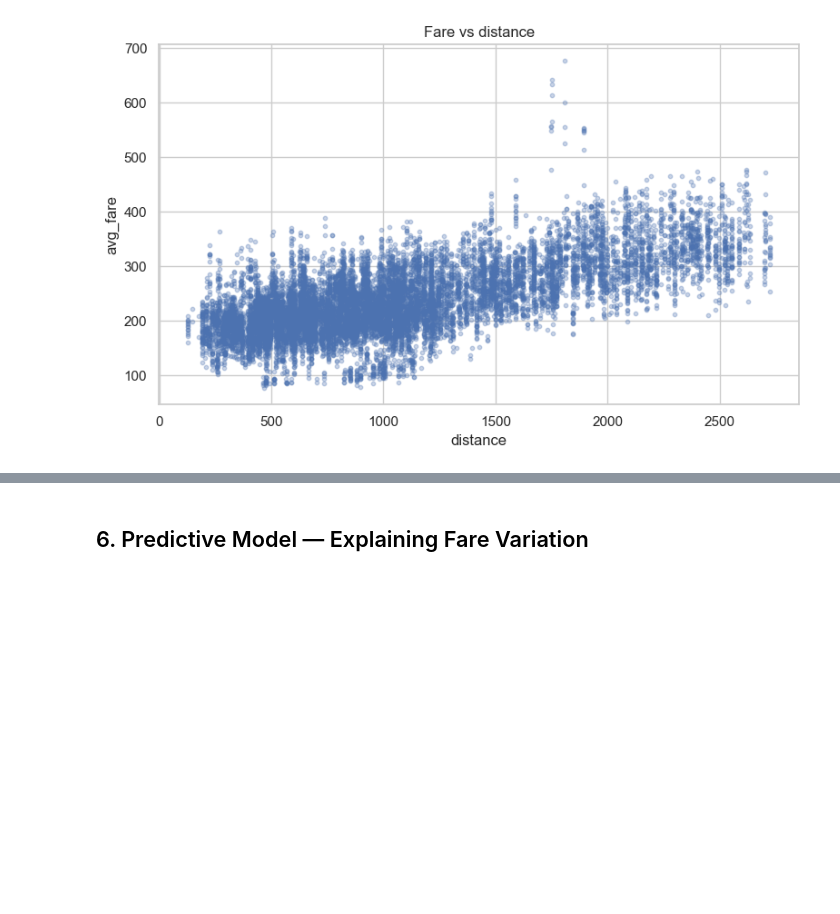
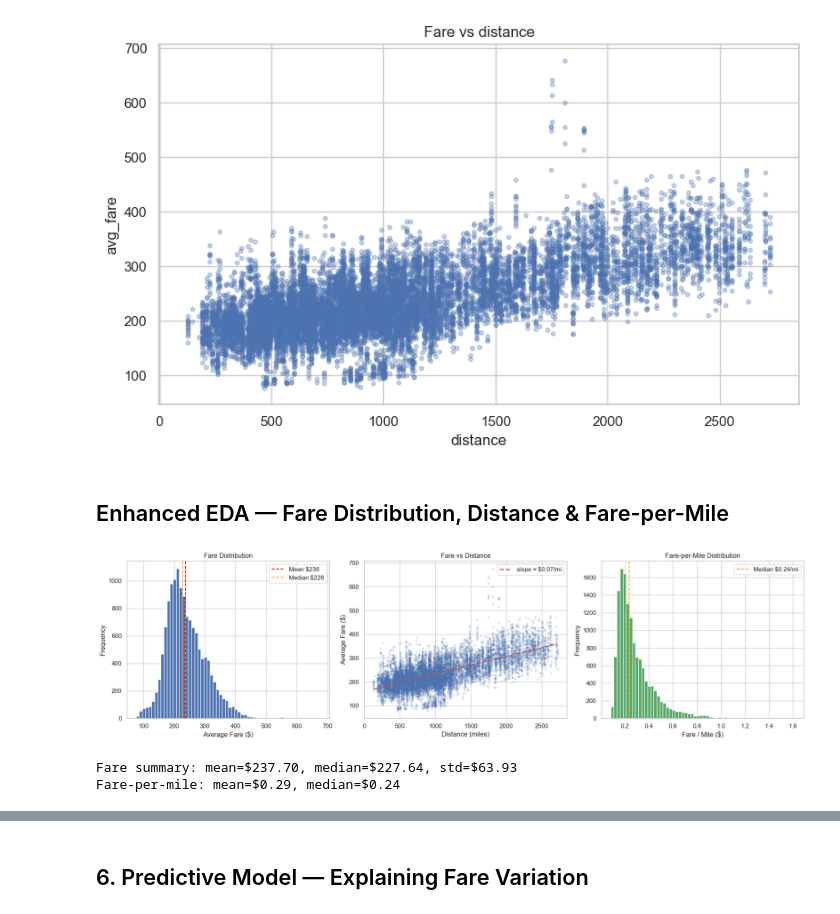
Before and after one commit to AbhigyanD/SDSS-Datathon, a Jupyter notebook: airline_analysis.ipynb, the cells around one changed output, grey strips where cells are left out. Cells and saved outputs as stored; diff of their text form; code cells hidden in the pictures; blank space fills up the shorter version.

```diff
--- a/airline_analysis.ipynb
+++ b/airline_analysis.ipynb
@@ -276,3 +276,51 @@ if x_col and fare_col:
     plt.show()
 # %% [output]
 [figure]
+# %% [markdown]
+## Enhanced EDA — Fare Distribution, Distance & Fare-per-Mile
+# %%
+fig, axes = plt.subplots(1, 3, figsize=(18, 5))
+
+# Fare distribution
+axes[0].hist(df['avg_fare'], bins=60, edgecolor='white', color='#4C72B0')
+axes[0].axvline(df['avg_fare'].mean(), color='red', ls='--',
+                label=f"Mean ${df['avg_fare'].mean():.0f}")
+axes[0].axvline(df['avg_fare'].median(), color='orange', ls='--',
+                label=f"Median ${df['avg_fare'].median():.0f}")
+axes[0].set_title('Fare Distribution')
+axes[0].set_xlabel('Average Fare ($)')
+axes[0].set_ylabel('Frequency')
+axes[0].legend()
+
+# Fare vs Distance with trend line
+axes[1].scatter(df['distance'], df['avg_fare'], alpha=0.15, s=8, c='#4C72B0')
+z = np.polyfit(df['distance'], df['avg_fare'], 1)
+x_line = np.linspace(df['distance'].min(), df['distance'].max(), 100)
+axes[1].plot(x_line, np.polyval(z, x_line), 'r--', lw=2,
+             label=f'slope ≈ ${z[0]:.2f}/mi')
+axes[1].set_title('Fare vs Distance')
+axes[1].set_xlabel('Distance (miles)')
+axes[1].set_ylabel('Average Fare ($)')
+axes[1].legend()
+
+# Fare-per-mile distribution
+df['fare_per_mile'] = df['avg_fare'] / df['distance']
+axes[2].hist(df['fare_per_mile'], bins=60, edgecolor='white', color='#55A868')
+axes[2].axvline(df['fare_per_mile'].median(), color='orange', ls='--',
+                label=f"Median ${df['fare_per_mile'].median():.2f}/mi")
+axes[2].set_title('Fare-per-Mile Distribution')
+axes[2].set_xlabel('Fare / Mile ($)')
+axes[2].set_ylabel('Frequency')
+axes[2].legend()
+
+plt.tight_layout()
+plt.show()
+
+print(f"\nFare summary: mean=${df['avg_fare'].mean():.2f}, "
+      f"median=${df['avg_fare'].median():.2f}, std=${df['avg_fare'].std():.2f}")
+print(f"Fare-per-mile: mean=${df['fare_per_mile'].mean():.2f}, "
+      f"median=${df['fare_per_mile'].median():.2f}")
+# %% [output]
+[figure, added]
+Fare summary: mean=$237.70, median=$227.64, std=$63.93
+Fare-per-mile: mean=$0.29, median=$0.24
```
Also changed, not shown: parts of 20 cells of this notebook.
